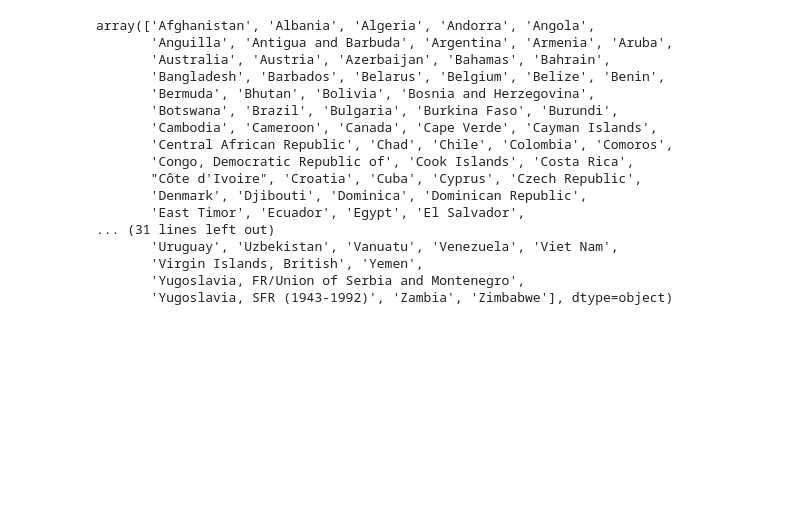
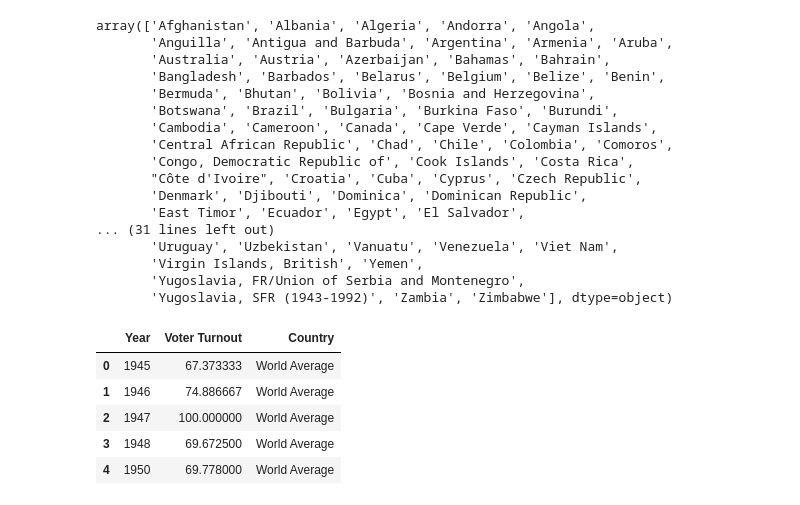
Before and after one commit to rowanv/giraffe_viz, a Jupyter notebook: voter_turnout/Voter Turnout Data Cleaning and Analysis.ipynb, the cells around one changed output. Saved outputs shown, nothing was run; the diff lists cells and outputs as text; code cells hidden in the pictures; blank space fills up the shorter version.

Commit message:
Cleaned the presidential turnout dataset, added world average

```diff
--- a/voter_turnout/Voter Turnout Data Cleaning and Analysis.ipynb
+++ b/voter_turnout/Voter Turnout Data Cleaning and Analysis.ipynb
@@ -203,3 +203,23 @@ array(['Afghanistan', 'Albania', 'Algeria', 'Andorra', 'Angola',
        'Virgin Islands, British', 'Yemen',
        'Yugoslavia, FR/Union of Serbia and Montenegro',
        'Yugoslavia, SFR (1943-1992)', 'Zambia', 'Zimbabwe'], dtype=object)
+# %%
+df_pres = df.ix[df['Election Type'] == 'Presidential',]
+
+
+df_pres = df_pres[['Country', 'Year', 'Voter Turnout']]
+# %%
+#calculate world average
+
+turnout_average = df_pres.groupby('Year').mean()
+turnout_average.reset_index(level=0, inplace=True)
+turnout_average['Country'] = pd.Series(['World Average'] * len(turnout_average))
+
+turnout_average.head()
+# %% [output]
+|  | Year | Voter Turnout | Country |
+| 0 | 1945 | 67.373333 | World Average |
+| 1 | 1946 | 74.886667 | World Average |
+| 2 | 1947 | 100.000000 | World Average |
+| 3 | 1948 | 69.672500 | World Average |
+| 4 | 1950 | 69.778000 | World Average |
```
Also changed, not shown: parts of 6 cells of this notebook, 1 other file.
